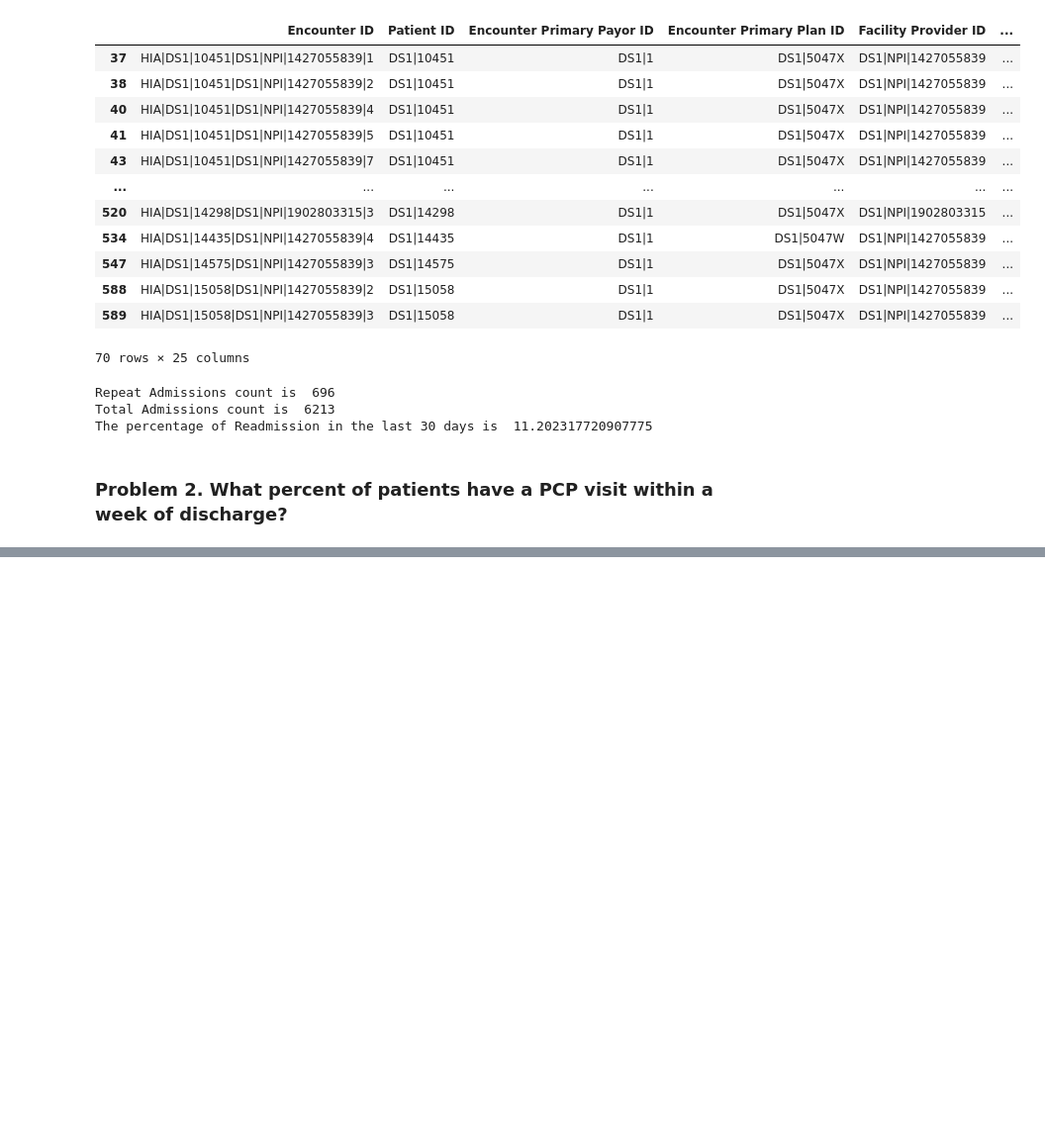
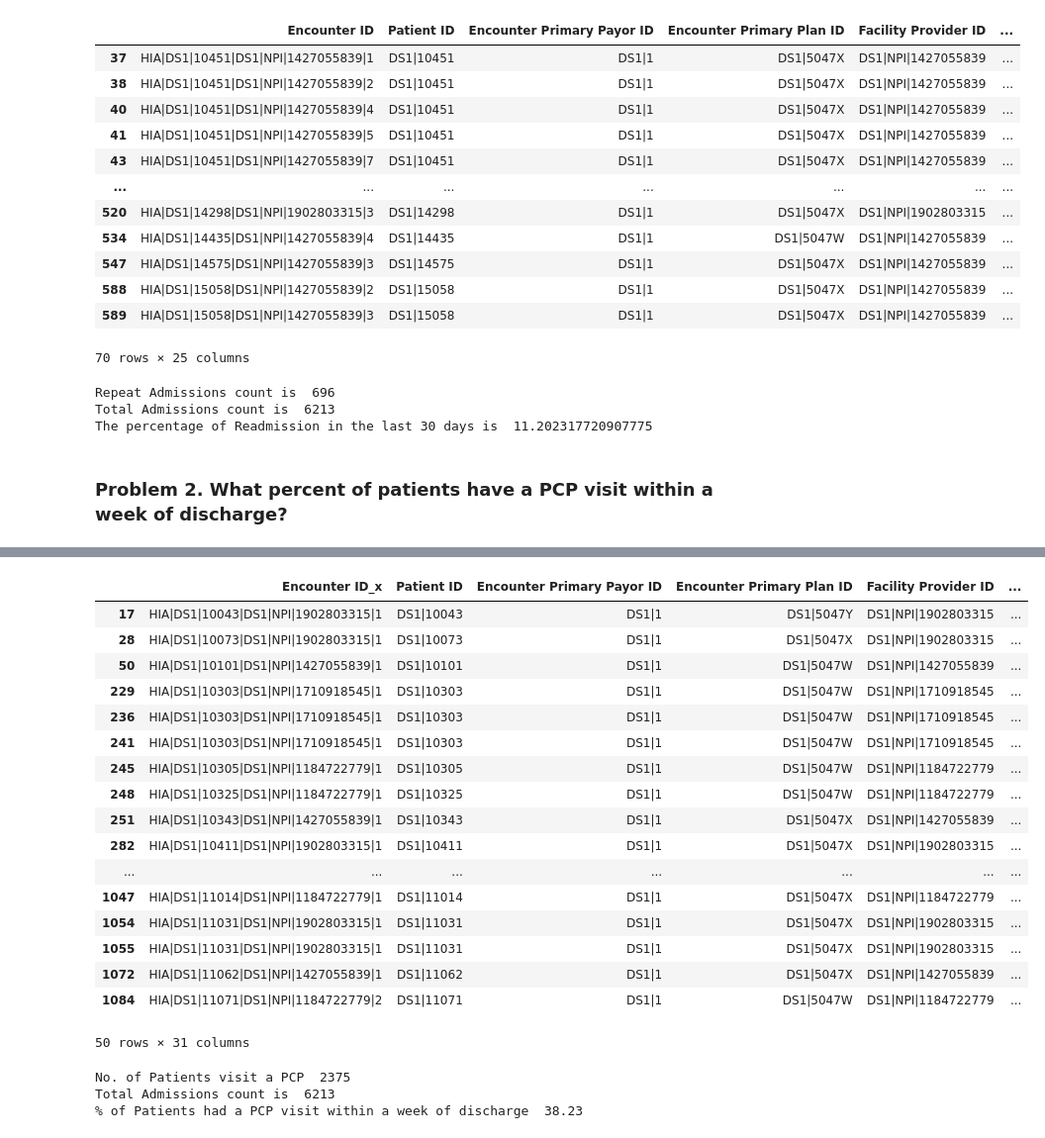
Before and after one commit to jrioross/ursa_health_hospital_readmissions, a Jupyter notebook: notebooks/notebookEDA.ipynb, the cells around one changed output, grey strips where cells are left out. Shown at 99% size. Drawn from its saved outputs; the diff is of its cells as text; code cells hidden in the pictures; blank space fills up the shorter version.

```diff
--- a/notebooks/notebookEDA.ipynb
+++ b/notebooks/notebookEDA.ipynb
@@ -263,3 +265,9 @@ Total Admissions count is  6213
 The percentage of Readmission in the last 30 days is  11.202317720907775
 # %% [markdown]
 ### Problem 2.    What percent of patients have a PCP visit within a week of discharge?
+# %%
+# We will merge admission data frame with pcp visit dataframe to determine the whether a patient visited their PCP.
+#pcp_visit.head()
+# reduce columns that are required
+pcp2= pcp_visit[['Encounter ID','Patient ID','Service Provider ID','Provider Group Provider ID','Attending Provider NPI','Encounter Date']]
+pcp2
@@ -265,0 +288,7 @@ The percentage of Readmission in the last 30 days is  11.202317720907775
+# %%
+# We will merge with admission1_df that has all the date calculations and change the
+#column of their Encounter date to H_Encounter date so we can
+#differentiate hospital encounter date with pcp encounter date.
+# Joshua's update to the suffix helps me identify columns in source table after a merger
+a_plus_p = pd.merge(admissions,pcp2, how='inner', on='Patient ID',suffixes =('_adm', '_pcp') )
+a_plus_p
@@ -265,0 +309,8 @@ The percentage of Readmission in the last 30 days is  11.202317720907775
+# %%
+#Create a column to find out where HospitalEncounter End Date - PCP Encounter date is within 7 days (will have negatives)
+
+a_plus_p['Hospital to PCP Days'] = a_plus_p['Encounter Date'] - a_plus_p['Encounter End Date']
+#a_plus_p.info()
+
+# data has negative days in Hospital to PCP Days
+a_plus_p
@@ -265,0 +331,36 @@ The percentage of Readmission in the last 30 days is  11.202317720907775
+# %%
+# filter the date to within 0 -7 days
+pcp_after_hospitalization = a_plus_p[(a_plus_p['Hospital to PCP Days'] >= dt.timedelta(days = 0))
+                                     & (a_plus_p['Hospital to PCP Days'] <= dt.timedelta(days = 7))]
+pcp_after_hospitalization.head(50)
+#2375 Patient visits
+# %% [output]
+|  | Encounter ID_x | Patient ID | Encounter Primary Payor ID | Encounter Primary Plan ID | Facility Provider ID | ... |
+| 17 | HIA|DS1|10043|DS1|NPI|1902803315|1 | DS1|10043 | DS1|1 | DS1|5047Y | DS1|NPI|1902803315 | ... |
+| 28 | HIA|DS1|10073|DS1|NPI|1902803315|1 | DS1|10073 | DS1|1 | DS1|5047X | DS1|NPI|1902803315 | ... |
+| 50 | HIA|DS1|10101|DS1|NPI|1427055839|1 | DS1|10101 | DS1|1 | DS1|5047W | DS1|NPI|1427055839 | ... |
+| 229 | HIA|DS1|10303|DS1|NPI|1710918545|1 | DS1|10303 | DS1|1 | DS1|5047W | DS1|NPI|1710918545 | ... |
+| 236 | HIA|DS1|10303|DS1|NPI|1710918545|1 | DS1|10303 | DS1|1 | DS1|5047W | DS1|NPI|1710918545 | ... |
+| 241 | HIA|DS1|10303|DS1|NPI|1710918545|1 | DS1|10303 | DS1|1 | DS1|5047W | DS1|NPI|1710918545 | ... |
+| 245 | HIA|DS1|10305|DS1|NPI|1184722779|1 | DS1|10305 | DS1|1 | DS1|5047W | DS1|NPI|1184722779 | ... |
+| 248 | HIA|DS1|10325|DS1|NPI|1184722779|1 | DS1|10325 | DS1|1 | DS1|5047W | DS1|NPI|1184722779 | ... |
+| 251 | HIA|DS1|10343|DS1|NPI|1427055839|1 | DS1|10343 | DS1|1 | DS1|5047X | DS1|NPI|1427055839 | ... |
+| 282 | HIA|DS1|10411|DS1|NPI|1902803315|1 | DS1|10411 | DS1|1 | DS1|5047X | DS1|NPI|1902803315 | ... |
+| ... | ... | ... | ... | ... | ... | ... |
+| 1047 | HIA|DS1|11014|DS1|NPI|1184722779|1 | DS1|11014 | DS1|1 | DS1|5047X | DS1|NPI|1184722779 | ... |
+| 1054 | HIA|DS1|11031|DS1|NPI|1902803315|1 | DS1|11031 | DS1|1 | DS1|5047X | DS1|NPI|1902803315 | ... |
+| 1055 | HIA|DS1|11031|DS1|NPI|1902803315|1 | DS1|11031 | DS1|1 | DS1|5047X | DS1|NPI|1902803315 | ... |
+| 1072 | HIA|DS1|11062|DS1|NPI|1427055839|1 | DS1|11062 | DS1|1 | DS1|5047X | DS1|NPI|1427055839 | ... |
+| 1084 | HIA|DS1|11071|DS1|NPI|1184722779|2 | DS1|11071 | DS1|1 | DS1|5047W | DS1|NPI|1184722779 | ... |
+50 rows × 31 columns
+# %%
+oneweek_pcp = len(pcp_after_hospitalization)
+print('No. of Patients visit a PCP ',oneweek_pcp)
+total_hospitalizations = len(admissions.index)
+print('Total Admissions count is ',total_hospitalizations)
+pcp_perc = round((oneweek_pcp/total_hospitalizations)*100,2)
+print('% of Patients had a PCP visit within a week of discharge ', pcp_perc)
+# %% [output]
+No. of Patients visit a PCP  2375
+Total Admissions count is  6213
+% of Patients had a PCP visit within a week of discharge  38.23
```
Also changed, not shown: parts of 10 cells of this notebook.
